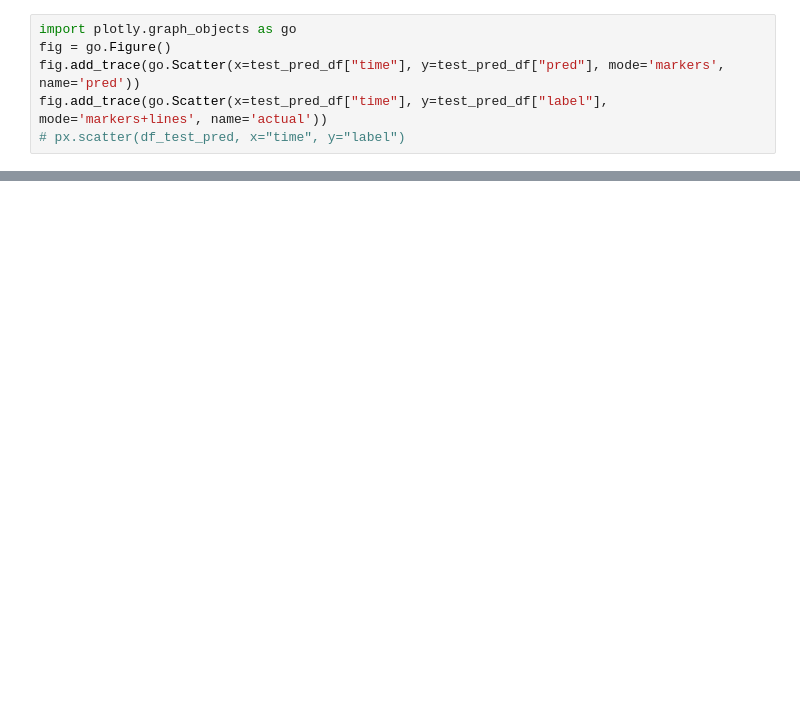
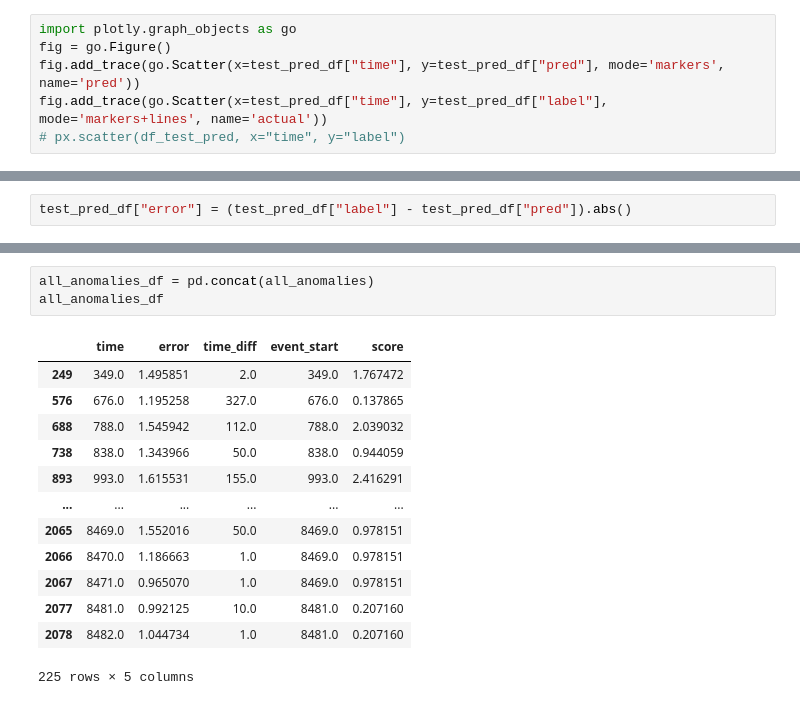
Before and after one commit to shelleygoel/THOC-Pytorch, a Jupyter notebook: khund_non_parametric.ipynb, the cells around one changed output, grey strips where cells are left out. Drawn from its saved outputs; the diff is of its cells as text; blank space fills up the shorter version.

```diff
--- a/khund_non_parametric.ipynb
+++ b/khund_non_parametric.ipynb
@@ -307,0 +332,2 @@ train_pred_df
+# %%
+test_pred_df["error"] = (test_pred_df["label"] - test_pred_df["pred"]).abs()
@@ -307,0 +414,17 @@ train_pred_df
+# %%
+all_anomalies_df = pd.concat(all_anomalies)
+all_anomalies_df
+# %% [output]
+|  | time | error | time_diff | event_start | score |
+| 249 | 349.0 | 1.495851 | 2.0 | 349.0 | 1.767472 |
+| 576 | 676.0 | 1.195258 | 327.0 | 676.0 | 0.137865 |
+| 688 | 788.0 | 1.545942 | 112.0 | 788.0 | 2.039032 |
+| 738 | 838.0 | 1.343966 | 50.0 | 838.0 | 0.944059 |
+| 893 | 993.0 | 1.615531 | 155.0 | 993.0 | 2.416291 |
+| ... | ... | ... | ... | ... | ... |
+| 2065 | 8469.0 | 1.552016 | 50.0 | 8469.0 | 0.978151 |
+| 2066 | 8470.0 | 1.186663 | 1.0 | 8469.0 | 0.978151 |
+| 2067 | 8471.0 | 0.965070 | 1.0 | 8469.0 | 0.978151 |
+| 2077 | 8481.0 | 0.992125 | 10.0 | 8481.0 | 0.207160 |
+| 2078 | 8482.0 | 1.044734 | 1.0 | 8481.0 | 0.207160 |
+225 rows × 5 columns
```
Also changed, not shown: parts of 13 cells of this notebook.
